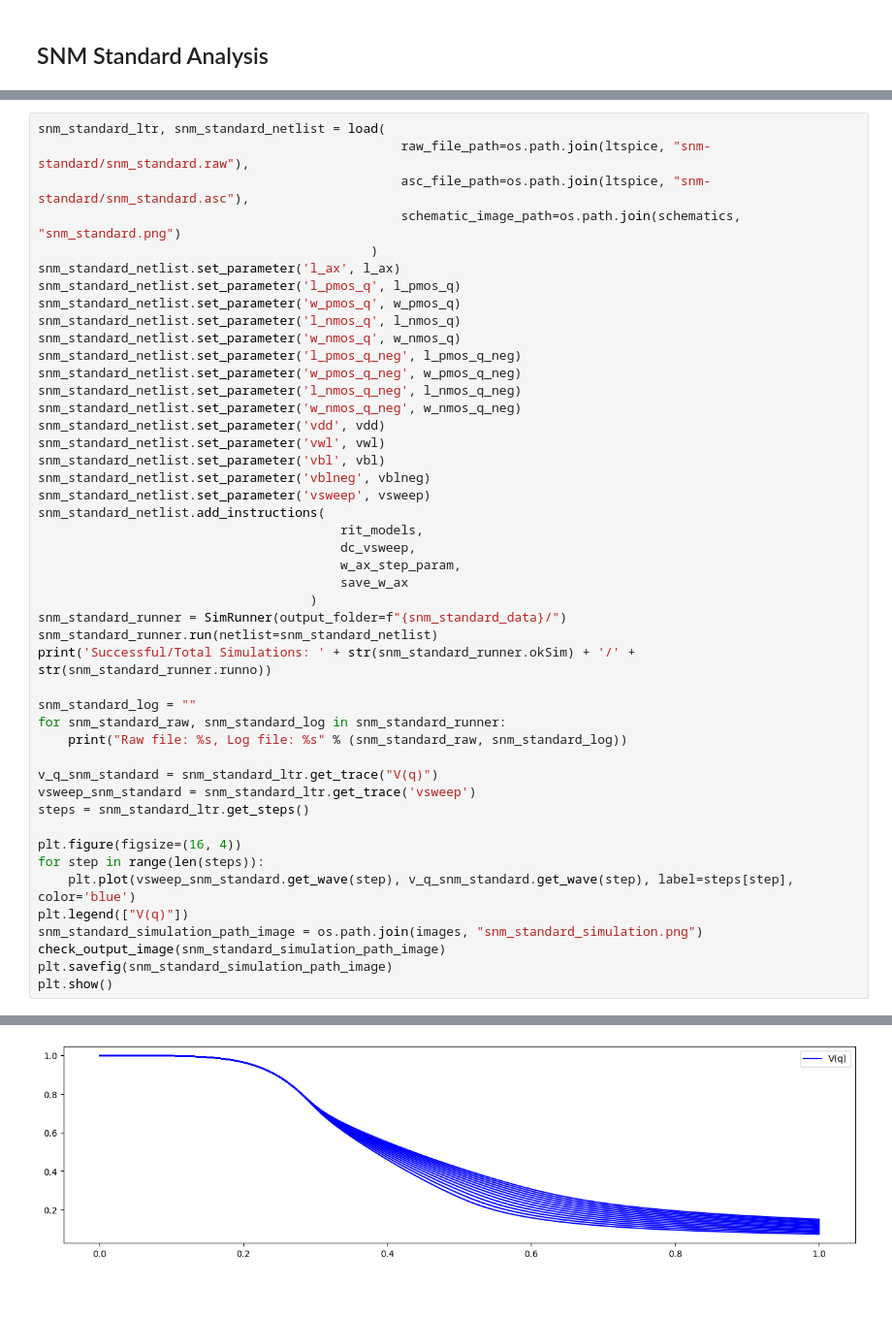
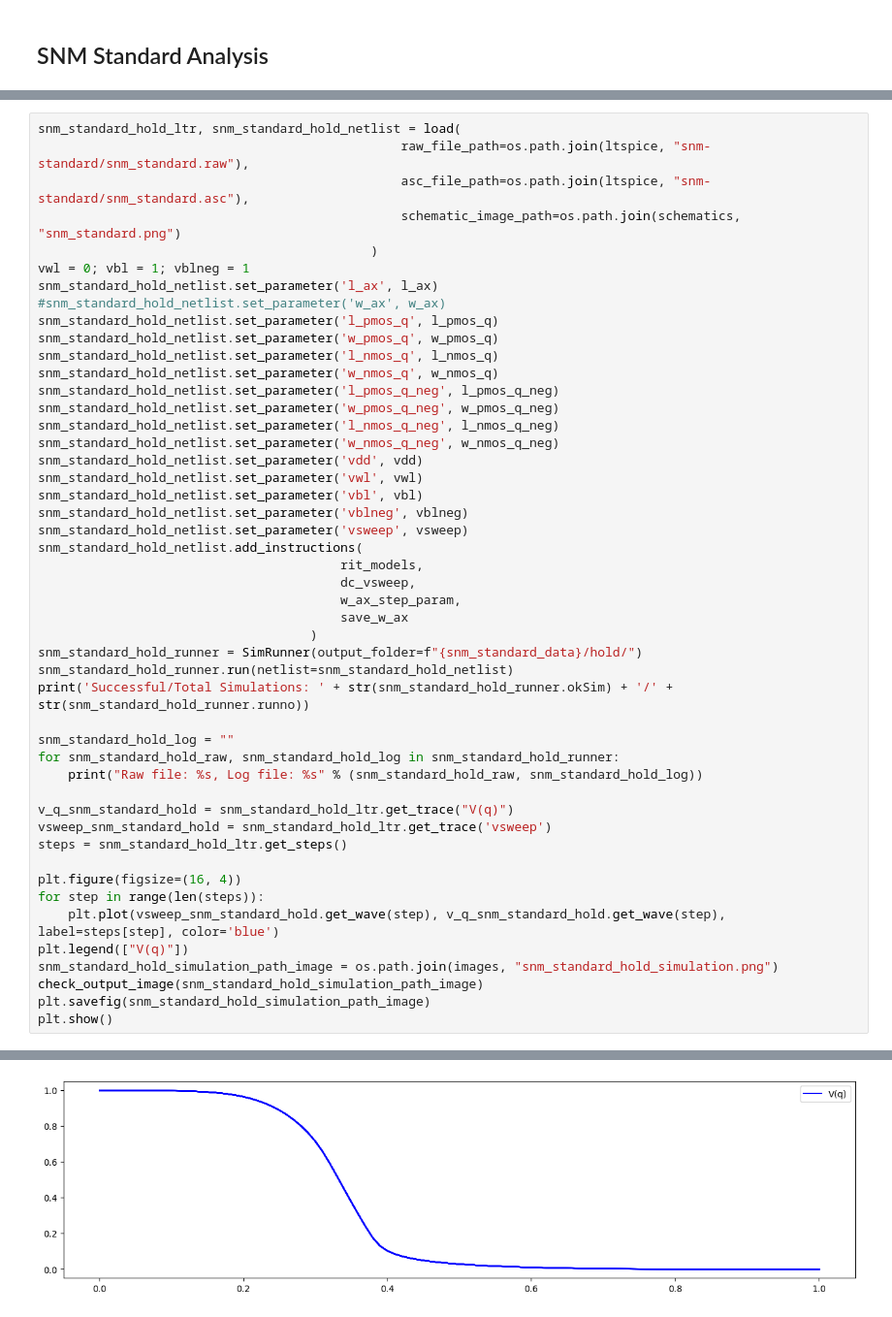
Before and after one commit to gubbriaco/sram-analysis, a Jupyter notebook: python/drv-analysis/drv_analysis.ipynb, the cells around one changed output, grey strips where cells are left out. Shown at 97% size. Saved outputs shown, nothing was run; the diff lists cells and outputs as text.

```diff
--- a/python/drv-analysis/drv_analysis.ipynb
+++ b/python/drv-analysis/drv_analysis.ipynb
@@ -16,48 +18,50 @@ import os
 # %%
-snm_standard_ltr, snm_standard_netlist = load(
+snm_standard_hold_ltr, snm_standard_hold_netlist = load(
                                                 raw_file_path=os.path.join(ltspice, "snm-standard/snm_standard.raw"),
                                                 asc_file_path=os.path.join(ltspice, "snm-standard/snm_standard.asc"),
                                                 schematic_image_path=os.path.join(schematics, "snm_standard.png")
                                             )
-snm_standard_netlist.set_parameter('l_ax', l_ax)
-snm_standard_netlist.set_parameter('l_pmos_q', l_pmos_q)
-snm_standard_netlist.set_parameter('w_pmos_q', w_pmos_q)
-snm_standard_netlist.set_parameter('l_nmos_q', l_nmos_q)
-snm_standard_netlist.set_parameter('w_nmos_q', w_nmos_q)
-snm_standard_netlist.set_parameter('l_pmos_q_neg', l_pmos_q_neg)
-snm_standard_netlist.set_parameter('w_pmos_q_neg', w_pmos_q_neg)
-snm_standard_netlist.set_parameter('l_nmos_q_neg', l_nmos_q_neg)
-snm_standard_netlist.set_parameter('w_nmos_q_neg', w_nmos_q_neg)
-snm_standard_netlist.set_parameter('vdd', vdd)
-snm_standard_netlist.set_parameter('vwl', vwl)
-snm_standard_netlist.set_parameter('vbl', vbl)
-snm_standard_netlist.set_parameter('vblneg', vblneg)
-snm_standard_netlist.set_parameter('vsweep', vsweep)
-snm_standard_netlist.add_instructions(
+vwl = 0; vbl = 1; vblneg = 1
+snm_standard_hold_netlist.set_parameter('l_ax', l_ax)
+#snm_standard_hold_netlist.set_parameter('w_ax', w_ax)
+snm_standard_hold_netlist.set_parameter('l_pmos_q', l_pmos_q)
+snm_standard_hold_netlist.set_parameter('w_pmos_q', w_pmos_q)
+snm_standard_hold_netlist.set_parameter('l_nmos_q', l_nmos_q)
+snm_standard_hold_netlist.set_parameter('w_nmos_q', w_nmos_q)
+snm_standard_hold_netlist.set_parameter('l_pmos_q_neg', l_pmos_q_neg)
+snm_standard_hold_netlist.set_parameter('w_pmos_q_neg', w_pmos_q_neg)
+snm_standard_hold_netlist.set_parameter('l_nmos_q_neg', l_nmos_q_neg)
+snm_standard_hold_netlist.set_parameter('w_nmos_q_neg', w_nmos_q_neg)
+snm_standard_hold_netlist.set_parameter('vdd', vdd)
+snm_standard_hold_netlist.set_parameter('vwl', vwl)
+snm_standard_hold_netlist.set_parameter('vbl', vbl)
+snm_standard_hold_netlist.set_parameter('vblneg', vblneg)
+snm_standard_hold_netlist.set_parameter('vsweep', vsweep)
+snm_standard_hold_netlist.add_instructions(
                                         rit_models,
                                         dc_vsweep,
                                         w_ax_step_param,
                                         save_w_ax
                                     )
-snm_standard_runner = SimRunner(output_folder=f"{snm_standard_data}/")
-snm_standard_runner.run(netlist=snm_standard_netlist)
-print('Successful/Total Simulations: ' + str(snm_standard_runner.okSim) + '/' + str(snm_standard_runner.runno))
+snm_standard_hold_runner = SimRunner(output_folder=f"{snm_standard_data}/hold/")
+snm_standard_hold_runner.run(netlist=snm_standard_hold_netlist)
+print('Successful/Total Simulations: ' + str(snm_standard_hold_runner.okSim) + '/' + str(snm_standard_hold_runner.runno))
 
-snm_standard_log = ""
-for snm_standard_raw, snm_standard_log in snm_standard_runner:
-    print("Raw file: %s, Log file: %s" % (snm_standard_raw, snm_standard_log))
+snm_standard_hold_log = ""
+for snm_standard_hold_raw, snm_standard_hold_log in snm_standard_hold_runner:
+    print("Raw file: %s, Log file: %s" % (snm_standard_hold_raw, snm_standard_hold_log))
 
-v_q_snm_standard = snm_standard_ltr.get_trace("V(q)")
-vsweep_snm_standard = snm_standard_ltr.get_trace('vsweep')
-steps = snm_standard_ltr.get_steps()
+v_q_snm_standard_hold = snm_standard_hold_ltr.get_trace("V(q)")
+vsweep_snm_standard_hold = snm_standard_hold_ltr.get_trace('vsweep')
+steps = snm_standard_hold_ltr.get_steps()
 
 plt.figure(figsize=(16, 4))
 for step in range(len(steps)):
-    plt.plot(vsweep_snm_standard.get_wave(step), v_q_snm_standard.get_wave(step), label=steps[step], color='blue')
+    plt.plot(vsweep_snm_standard_hold.get_wave(step), v_q_snm_standard_hold.get_wave(step), label=steps[step], color='blue')
 plt.legend(["V(q)"])
-snm_standard_simulation_path_image = os.path.join(images, "snm_standard_simulation.png")
-check_output_image(snm_standard_simulation_path_image)
-plt.savefig(snm_standard_simulation_path_image)
+snm_standard_hold_simulation_path_image = os.path.join(images, "snm_standard_hold_simulation.png")
+check_output_image(snm_standard_hold_simulation_path_image)
+plt.savefig(snm_standard_hold_simulation_path_image)
 plt.show()
 # %% [output]
 File opened successfully: ../../ltspice/models/snm-standard/snm_standard.raw
@@ -69,2 +73,2 @@ File updated successfully: ../../images/snm_standard_simulation.png
-[figure, old version]
+[figure, new version]
 # %%
```
Also changed, not shown: parts of 8 cells of this notebook, 17 other files.
